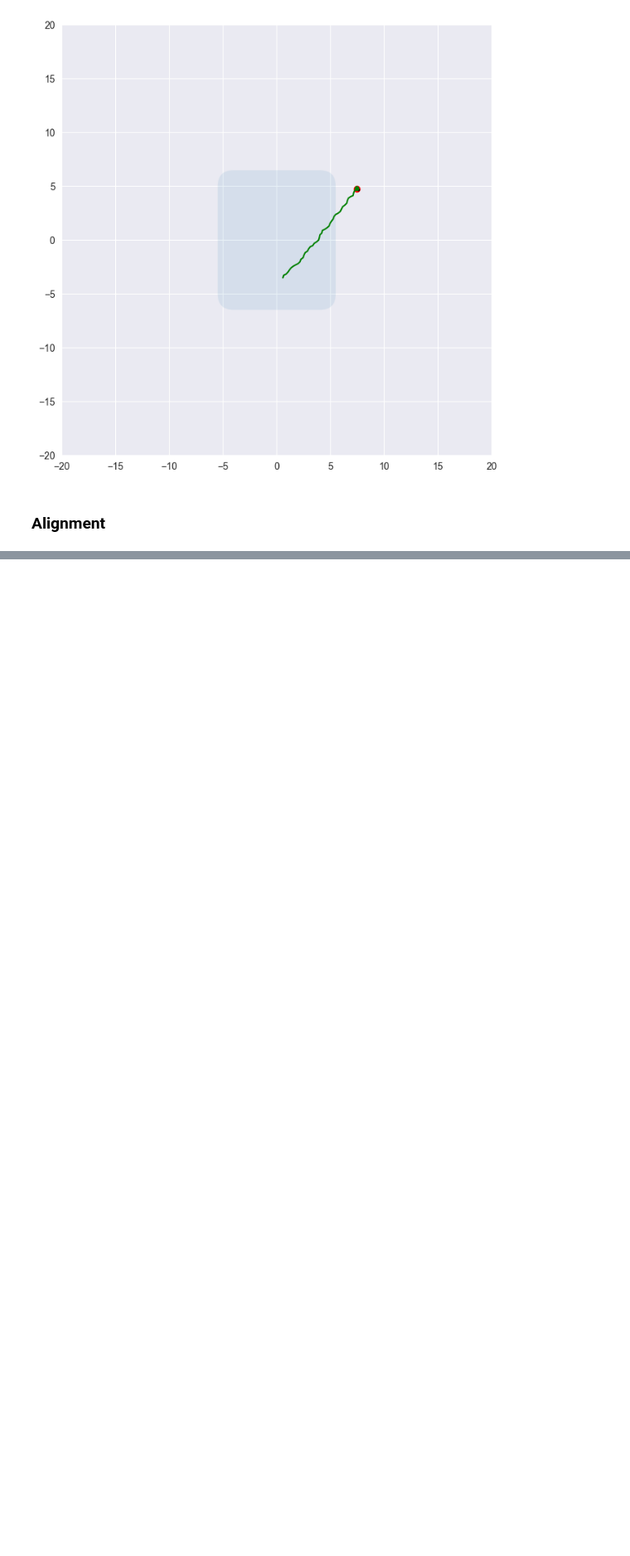
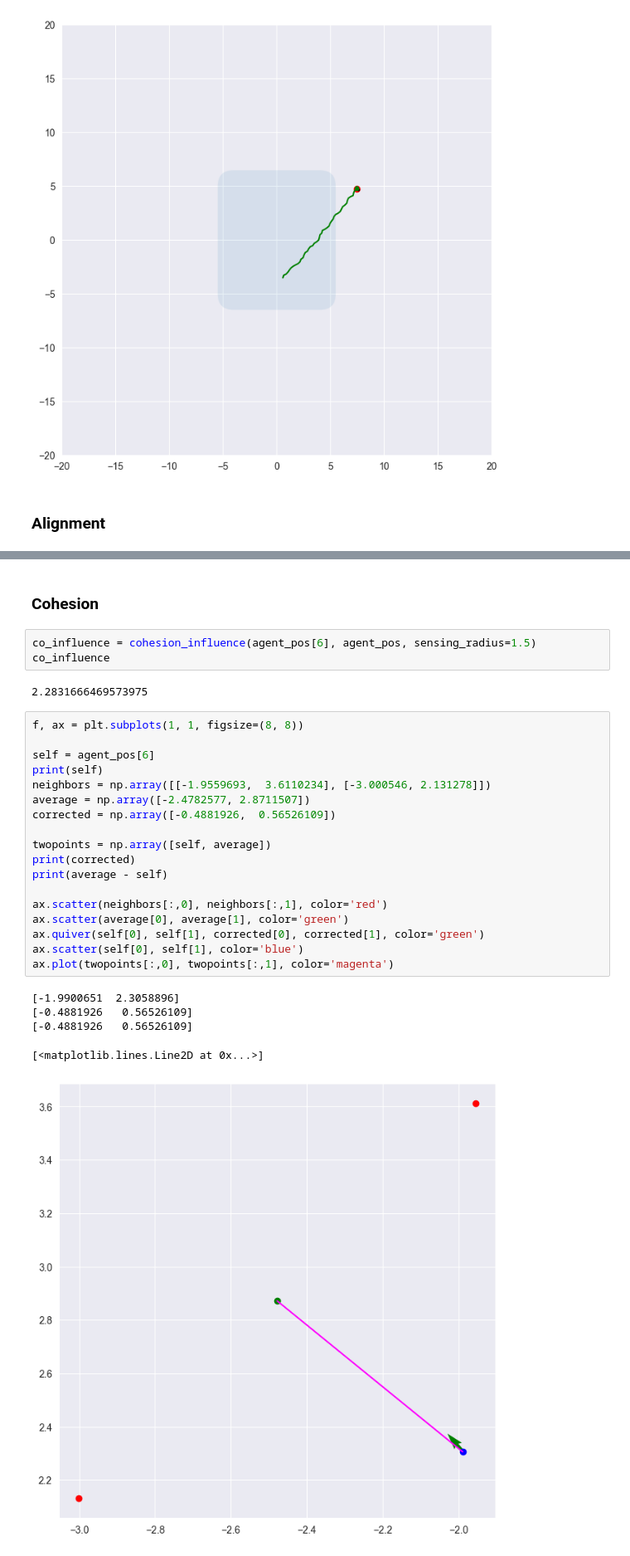
Before and after one commit to jerrymhuang/TogetherFlow, a Jupyter notebook: togetherflow/simulation_test.ipynb, the cells around one changed output, grey strips where cells are left out. Shown: that part at 83% size. Saved outputs shown, nothing was run; the diff lists cells and outputs as text; blank space fills up the shorter version.

Commit message:
Bugfix (validated all influence components)

```diff
--- a/togetherflow/simulation_test.ipynb
+++ b/togetherflow/simulation_test.ipynb
@@ -143,0 +144,31 @@ al.save('./../media/gif/alignment1.gif', writer=PillowWriter(fps=10))
+# %% [markdown]
+### Cohesion
+# %%
+co_influence = cohesion_influence(agent_pos[6], agent_pos, sensing_radius=1.5)
+co_influence
+# %% [output]
+2.2831666469573975
+# %%
+f, ax = plt.subplots(1, 1, figsize=(8, 8))
+
+self = agent_pos[6]
+print(self)
+neighbors = np.array([[-1.9559693,  3.6110234], [-3.000546, 2.131278]])
+average = np.array([-2.4782577, 2.8711507])
+corrected = np.array([-0.4881926,  0.56526109])
+
+twopoints = np.array([self, average])
+print(corrected)
+print(average - self)
+
+ax.scatter(neighbors[:,0], neighbors[:,1], color='red')
+ax.scatter(average[0], average[1], color='green')
+ax.quiver(self[0], self[1], corrected[0], corrected[1], color='green')
+ax.scatter(self[0], self[1], color='blue')
+ax.plot(twopoints[:,0], twopoints[:,1], color='magenta')
+# %% [output]
+[-1.9900651  2.3058896]
+[-0.4881926   0.56526109]
+[-0.4881926   0.56526109]
+[<matplotlib.lines.Line2D at 0x...>]
+[figure, added]
```
Also changed, not shown: parts of 14 cells of this notebook, 6 other files.
